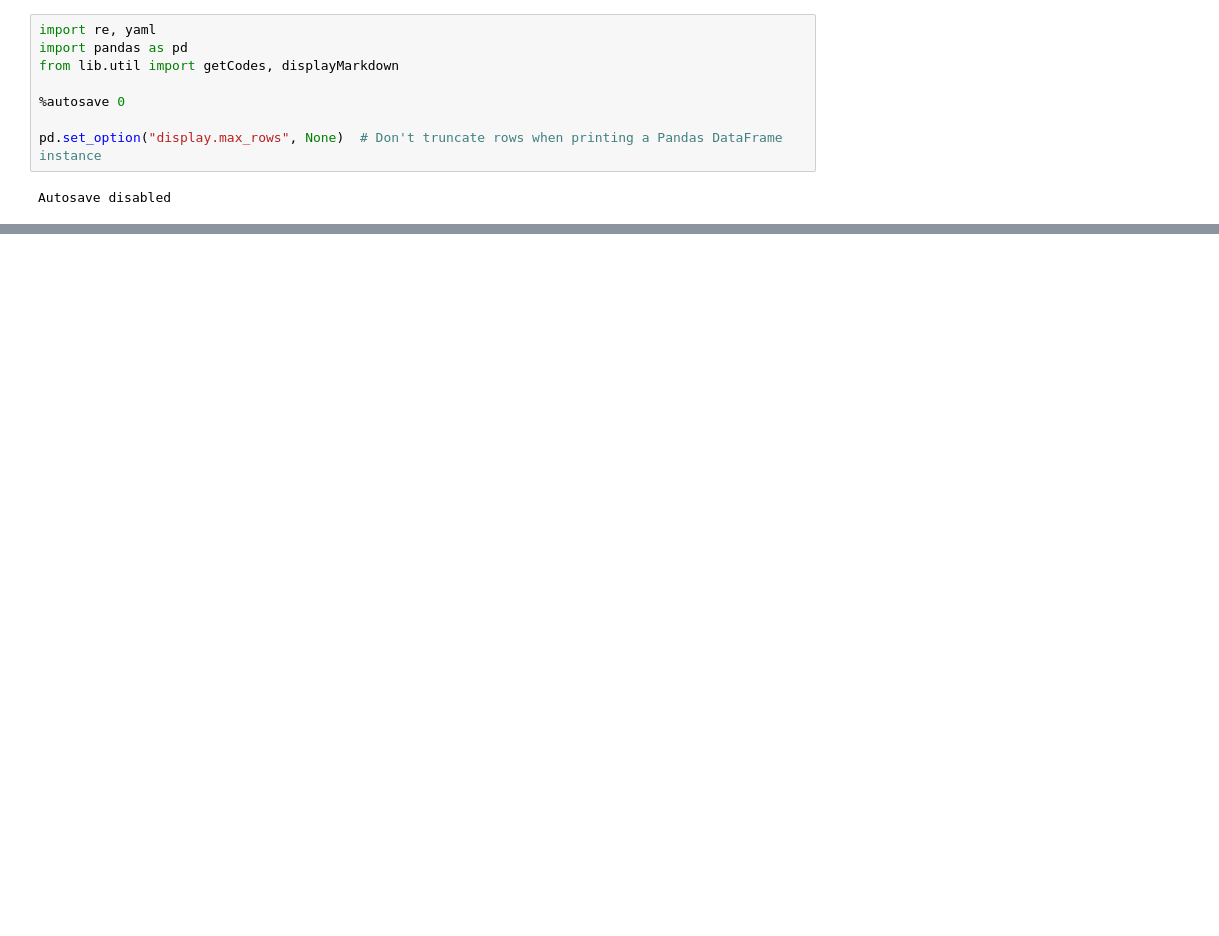
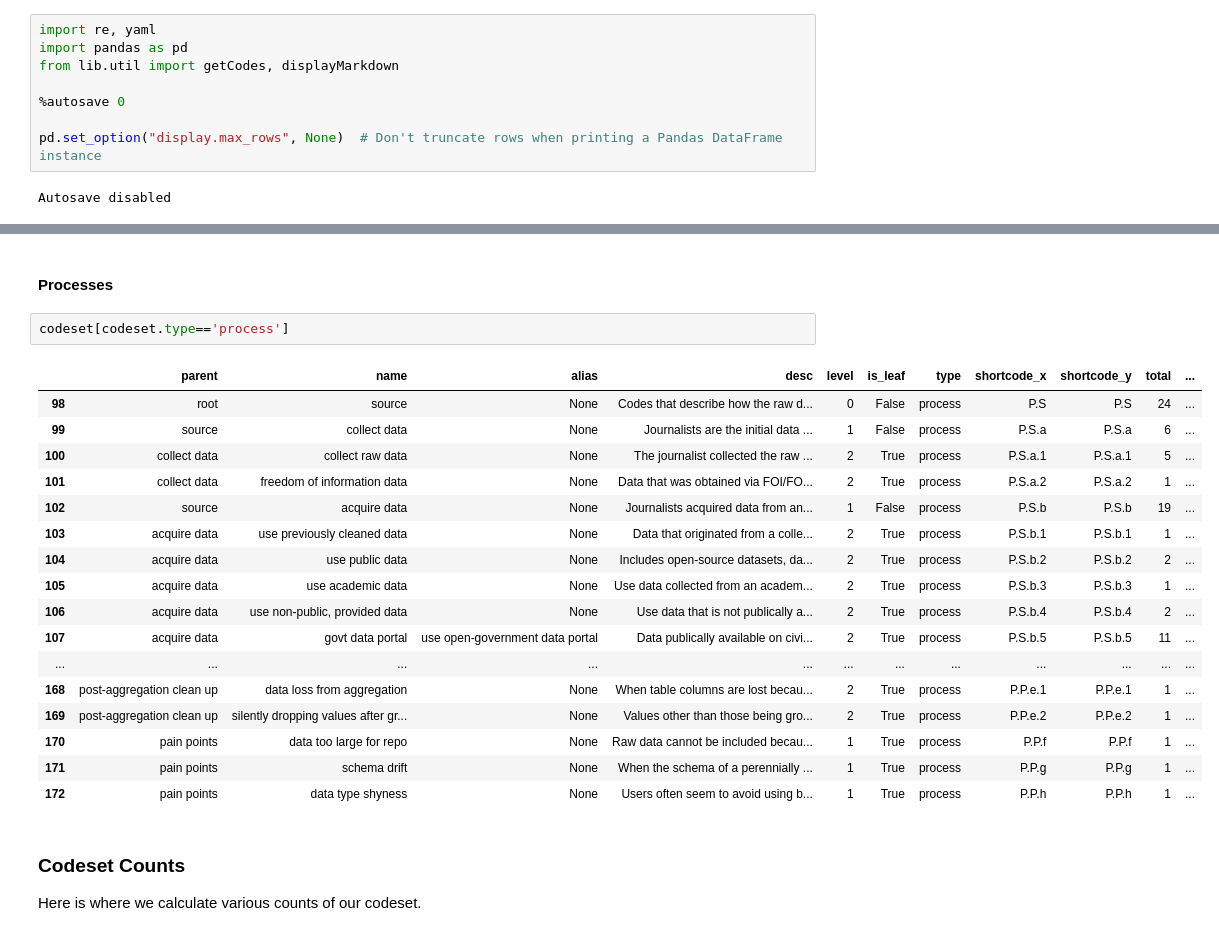
Before and after one commit to steve-kasica/table-scraps, a Jupyter notebook: codebook.ipynb, the cells around one changed output, grey strips where cells are left out. Cells and saved outputs as stored; diff of their text form; blank space fills up the shorter version.

```diff
--- a/codebook.ipynb
+++ b/codebook.ipynb
@@ -310,0 +359,26 @@ codeAnalysis.to_csv('data/code-analysis-network.csv', index=False)
+# %% [markdown]
+#### Processes
+# %%
+codeset[codeset.type=='process']
+# %% [output]
+|  | parent | name | alias | desc | level | is_leaf | type | shortcode_x | shortcode_y | total | ... |
+| 98 | root | source | None | Codes that describe how the raw d... | 0 | False | process | P.S | P.S | 24 | ... |
+| 99 | source | collect data | None | Journalists are the initial data ... | 1 | False | process | P.S.a | P.S.a | 6 | ... |
+| 100 | collect data | collect raw data | None | The journalist collected the raw ... | 2 | True | process | P.S.a.1 | P.S.a.1 | 5 | ... |
+| 101 | collect data | freedom of information data | None | Data that was obtained via FOI/FO... | 2 | True | process | P.S.a.2 | P.S.a.2 | 1 | ... |
+| 102 | source | acquire data | None | Journalists acquired data from an... | 1 | False | process | P.S.b | P.S.b | 19 | ... |
+| 103 | acquire data | use previously cleaned data | None | Data that originated from a colle... | 2 | True | process | P.S.b.1 | P.S.b.1 | 1 | ... |
+| 104 | acquire data | use public data | None | Includes open-source datasets, da... | 2 | True | process | P.S.b.2 | P.S.b.2 | 2 | ... |
+| 105 | acquire data | use academic data | None | Use data collected from an academ... | 2 | True | process | P.S.b.3 | P.S.b.3 | 1 | ... |
+| 106 | acquire data | use non-public, provided data | None | Use data that is not publically a... | 2 | True | process | P.S.b.4 | P.S.b.4 | 2 | ... |
+| 107 | acquire data | govt data portal | use open-government data portal | Data publically available on civi... | 2 | True | process | P.S.b.5 | P.S.b.5 | 11 | ... |
+| ... | ... | ... | ... | ... | ... | ... | ... | ... | ... | ... | ... |
+| 168 | post-aggregation clean up | data loss from aggregation | None | When table columns are lost becau... | 2 | True | process | P.P.e.1 | P.P.e.1 | 1 | ... |
+| 169 | post-aggregation clean up | silently dropping values after gr... | None | Values other than those being gro... | 2 | True | process | P.P.e.2 | P.P.e.2 | 1 | ... |
+| 170 | pain points | data too large for repo | None | Raw data cannot be included becau... | 1 | True | process | P.P.f | P.P.f | 1 | ... |
+| 171 | pain points | schema drift | None | When the schema of a perennially ... | 1 | True | process | P.P.g | P.P.g | 1 | ... |
+| 172 | pain points | data type shyness | None | Users often seem to avoid using b... | 1 | True | process | P.P.h | P.P.h | 1 | ... |
+# %% [markdown]
+### Codeset Counts
+
+Here is where we calculate various counts of our codeset.
```
Also changed, not shown: parts of 58 cells of this notebook, 41 other files.
